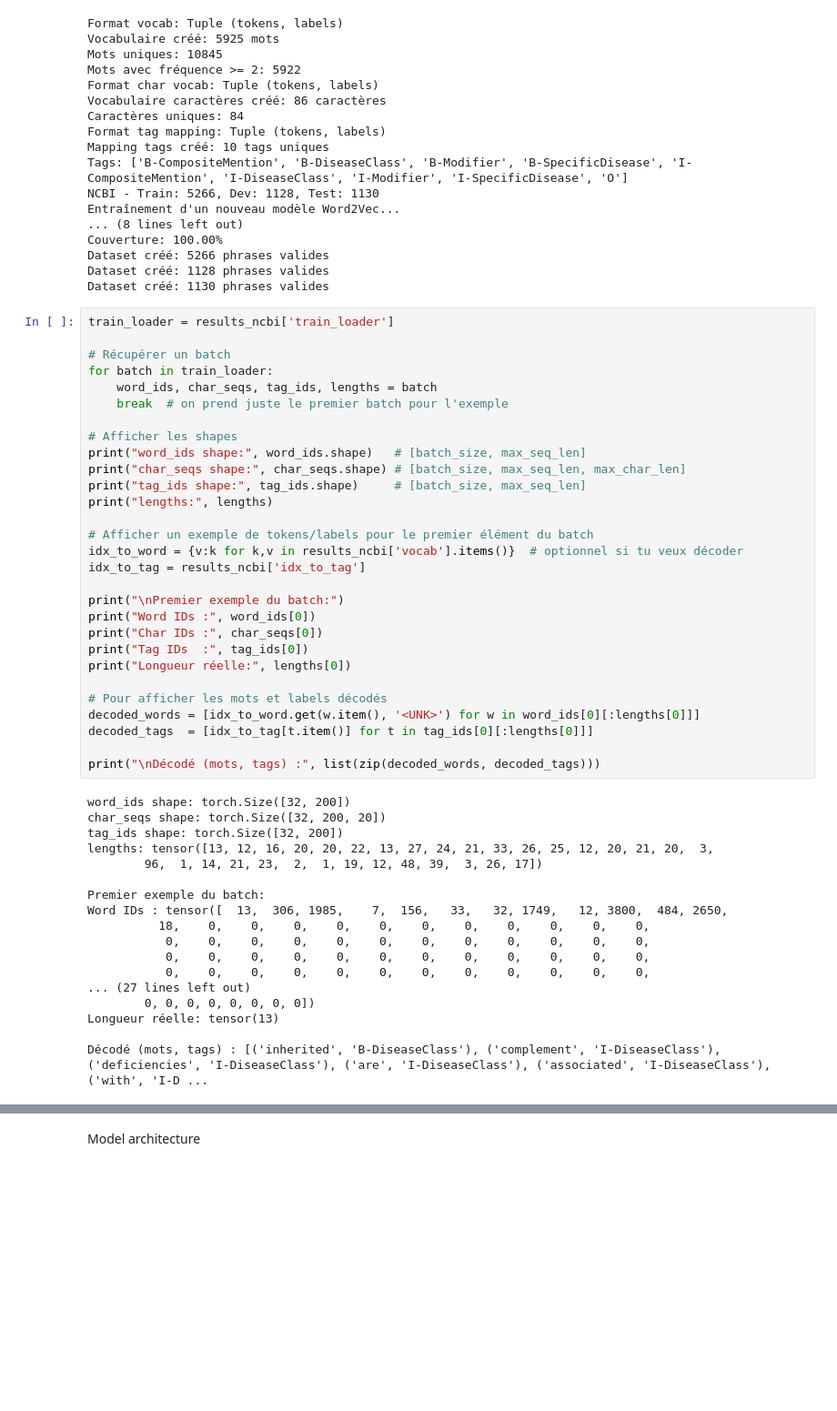
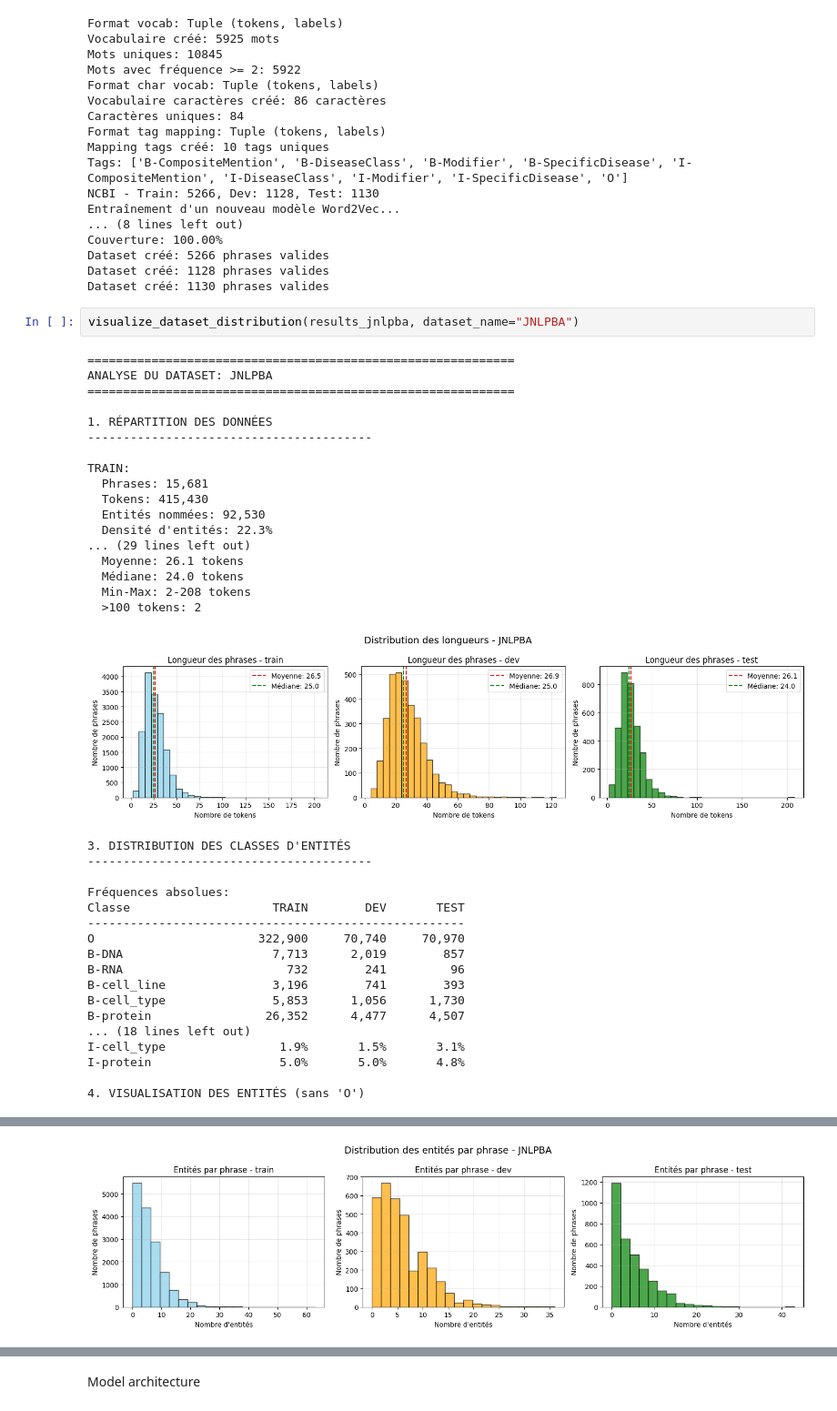
Before and after one commit to OumaimaZer/biomedical-ner, a Jupyter notebook: JNLPBA.ipynb, the cells around one changed output, grey strips where cells are left out. Shown at 91% size. Drawn from its saved outputs; the diff is of its cells as text; blank space fills up the shorter version.

Commit message:
Ajout analyse

```diff
--- a/JNLPBA.ipynb
+++ b/JNLPBA.ipynb
@@ -302,49 +303,40 @@ Dataset créé: 5266 phrases valides
 Dataset créé: 1128 phrases valides
 Dataset créé: 1130 phrases valides
 # %%
-train_loader = results_ncbi['train_loader']
-
-# Récupérer un batch
-for batch in train_loader:
-    word_ids, char_seqs, tag_ids, lengths = batch
-    break  # on prend juste le premier batch pour l'exemple
-
-# Afficher les shapes
-print("word_ids shape:", word_ids.shape)   # [batch_size, max_seq_len]
-print("char_seqs shape:", char_seqs.shape) # [batch_size, max_seq_len, max_char_len]
-print("tag_ids shape:", tag_ids.shape)     # [batch_size, max_seq_len]
-print("lengths:", lengths)
-
-# Afficher un exemple de tokens/labels pour le premier élément du batch
-idx_to_word = {v:k for k,v in results_ncbi['vocab'].items()}  # optionnel si tu veux décoder
-idx_to_tag = results_ncbi['idx_to_tag']
-
-print("\nPremier exemple du batch:")
-print("Word IDs :", word_ids[0])
-print("Char IDs :", char_seqs[0])
-print("Tag IDs  :", tag_ids[0])
-print("Longueur réelle:", lengths[0])
-
-# Pour afficher les mots et labels décodés
-decoded_words = [idx_to_word.get(w.item(), '<UNK>') for w in word_ids[0][:lengths[0]]]
-decoded_tags  = [idx_to_tag[t.item()] for t in tag_ids[0][:lengths[0]]]
-
-print("\nDécodé (mots, tags) :", list(zip(decoded_words, decoded_tags)))
+visualize_dataset_distribution(results_jnlpba, dataset_name="JNLPBA")
 # %% [output]
-word_ids shape: torch.Size([32, 200])
-char_seqs shape: torch.Size([32, 200, 20])
-tag_ids shape: torch.Size([32, 200])
-lengths: tensor([13, 12, 16, 20, 20, 22, 13, 27, 24, 21, 33, 26, 25, 12, 20, 21, 20,  3,
-        96,  1, 14, 21, 23,  2,  1, 19, 12, 48, 39,  3, 26, 17])
+============================================================
+ANALYSE DU DATASET: JNLPBA
+============================================================
 
-Premier exemple du batch:
-Word IDs : tensor([  13,  306, 1985,    7,  156,   33,   32, 1749,   12, 3800,  484, 2650,
-          18,    0,    0,    0,    0,    0,    0,    0,    0,    0,    0,    0,
-           0,    0,    0,    0,    0,    0,    0,    0,    0,    0,    0,    0,
-           0,    0,    0,    0,    0,    0,    0,    0,    0,    0,    0,    0,
-           0,    0,    0,    0,    0,    0,    0,    0,    0,    0,    0,    0,
-... (27 lines left out)
-        0, 0, 0, 0, 0, 0, 0, 0])
-Longueur réelle: tensor(13)
+1. RÉPARTITION DES DONNÉES
+----------------------------------------
 
-Décodé (mots, tags) : [('inherited', 'B-DiseaseClass'), ('complement', 'I-DiseaseClass'), ('deficiencies', 'I-DiseaseClass'), ('are', 'I-DiseaseClass'), ('associated', 'I-DiseaseClass'), ('with', 'I-D ...
+TRAIN:
+  Phrases: 15,681
+  Tokens: 415,430
+  Entités nommées: 92,530
+  Densité d'entités: 22.3%
+... (29 lines left out)
+  Moyenne: 26.1 tokens
+  Médiane: 24.0 tokens
+  Min-Max: 2-208 tokens
+  >100 tokens: 2
+[figure, added]
+3. DISTRIBUTION DES CLASSES D'ENTITÉS
+----------------------------------------
+
+Fréquences absolues:
+Classe                    TRAIN        DEV       TEST
+-----------------------------------------------------
+O                       322,900     70,740     70,970
+B-DNA                     7,713      2,019        857
+B-RNA                       732        241         96
+B-cell_line               3,196        741        393
+B-cell_type               5,853      1,056      1,730
+B-protein                26,352      4,477      4,507
+... (18 lines left out)
+I-cell_type                1.9%       1.5%       3.1%
+I-protein                  5.0%       5.0%       4.8%
+
+4. VISUALISATION DES ENTITÉS (sans 'O')
@@ -350,0 +361 @@ Décodé (mots, tags) : [('inherited', 'B-DiseaseClass'), ('complement', 'I-Dise
+[figure, added]
```
Also changed, not shown: parts of 4 cells of this notebook, 2 other files.
